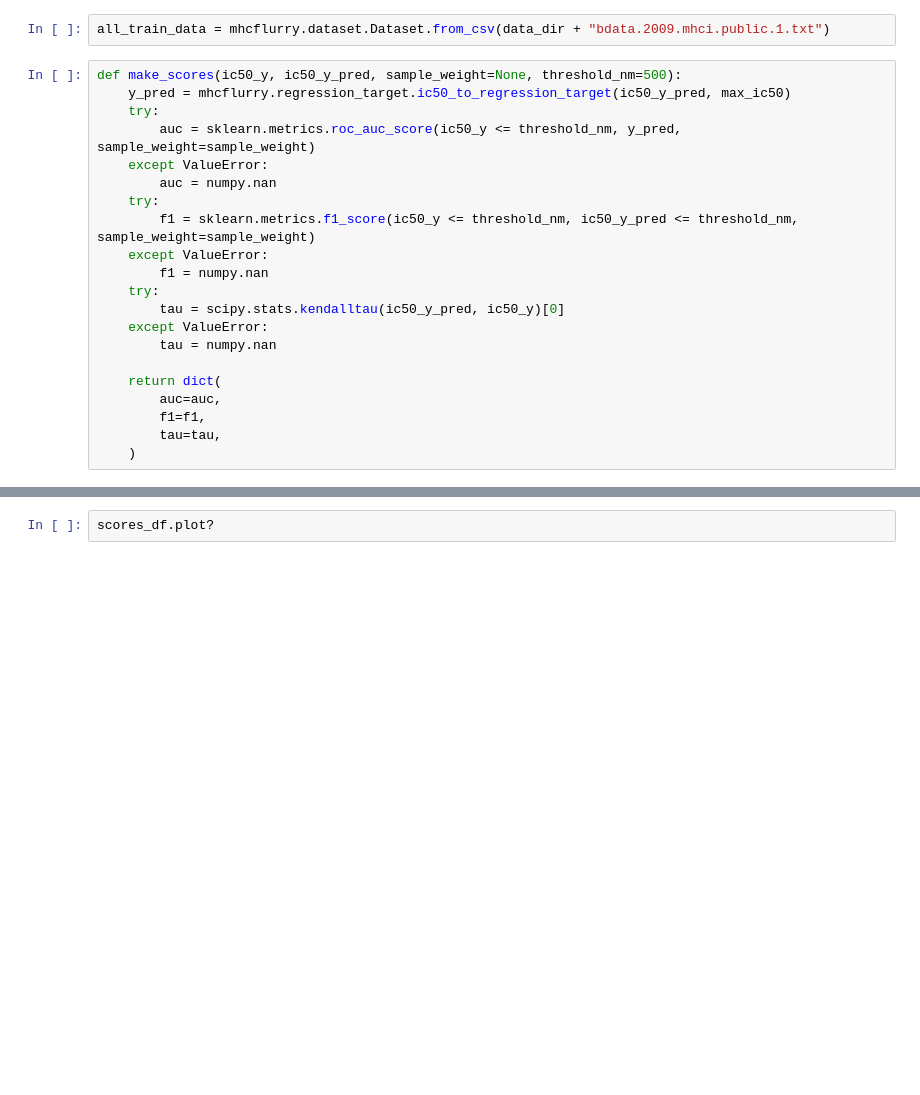
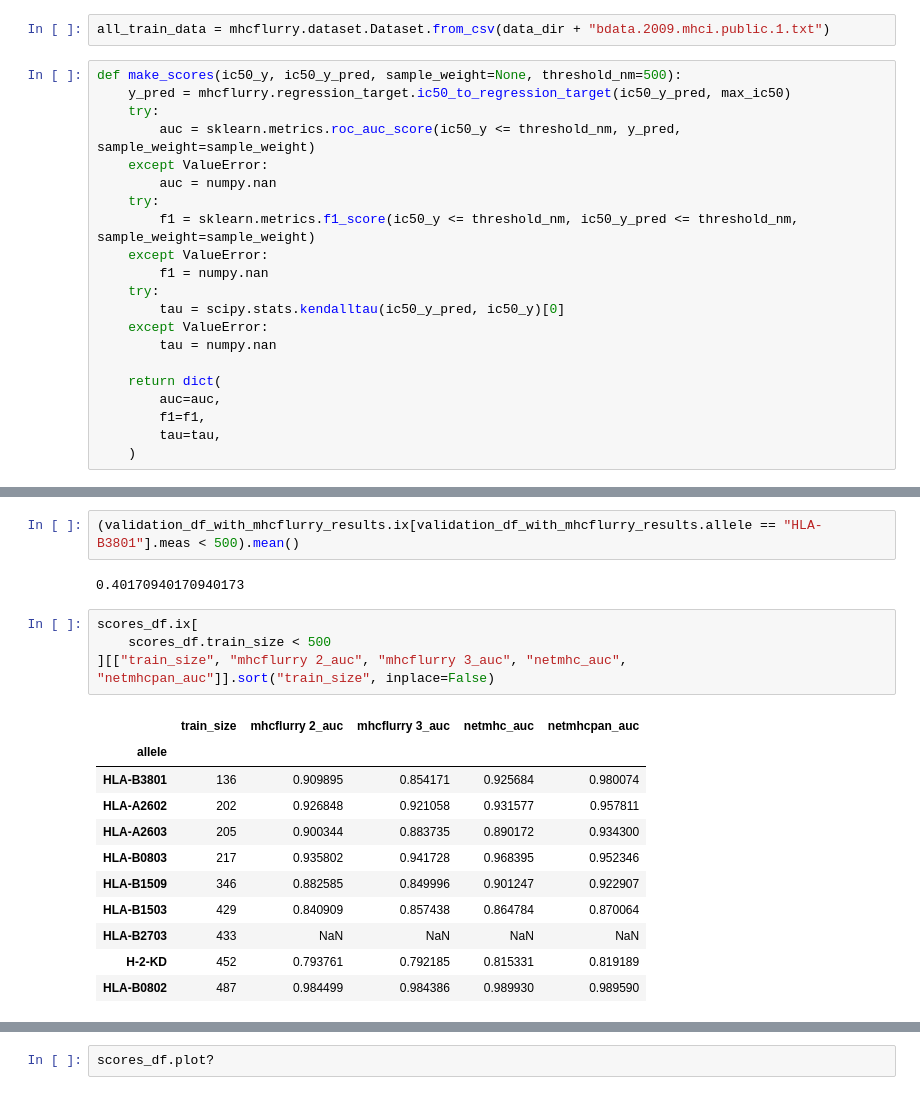
Before and after one commit to hammerlab/mhcflurry-icml-compbio-2016, a Jupyter notebook: notebooks/validation results analysis.ipynb, the cells around one changed output, grey strips where cells are left out. Drawn from its saved outputs; the diff is of its cells as text; blank space fills up the shorter version.

```diff
--- a/notebooks/validation results analysis.ipynb
+++ b/notebooks/validation results analysis.ipynb
@@ -239,3 +302,23 @@ dtype: float64
+# %%
+(validation_df_with_mhcflurry_results.ix[validation_df_with_mhcflurry_results.allele == "HLA-B3801"].meas < 500).mean()
+# %% [output]
+0.40170940170940173
+# %%
+scores_df.ix[
+    scores_df.train_size < 500
+][["train_size", "mhcflurry 2_auc", "mhcflurry 3_auc", "netmhc_auc", "netmhcpan_auc"]].sort("train_size", inplace=False)
+# %% [output]
+|  | train_size | mhcflurry 2_auc | mhcflurry 3_auc | netmhc_auc | netmhcpan_auc |
+| allele |  |  |  |  |  |
+| HLA-B3801 | 136 | 0.909895 | 0.854171 | 0.925684 | 0.980074 |
+| HLA-A2602 | 202 | 0.926848 | 0.921058 | 0.931577 | 0.957811 |
+| HLA-A2603 | 205 | 0.900344 | 0.883735 | 0.890172 | 0.934300 |
+| HLA-B0803 | 217 | 0.935802 | 0.941728 | 0.968395 | 0.952346 |
+| HLA-B1509 | 346 | 0.882585 | 0.849996 | 0.901247 | 0.922907 |
+| HLA-B1503 | 429 | 0.840909 | 0.857438 | 0.864784 | 0.870064 |
+| HLA-B2703 | 433 | NaN | NaN | NaN | NaN |
+| H-2-KD | 452 | 0.793761 | 0.792185 | 0.815331 | 0.819189 |
+| HLA-B0802 | 487 | 0.984499 | 0.984386 | 0.989930 | 0.989590 |
 # %%
 print_full(scores_df.ix[(scores_df.index != "overall") & (scores_df.train_size < 1000)].mean(0).sort(inplace=False, ascending=False))
 # %% [output]
```
Also changed, not shown: parts of 22 cells of this notebook, 2 other files.
